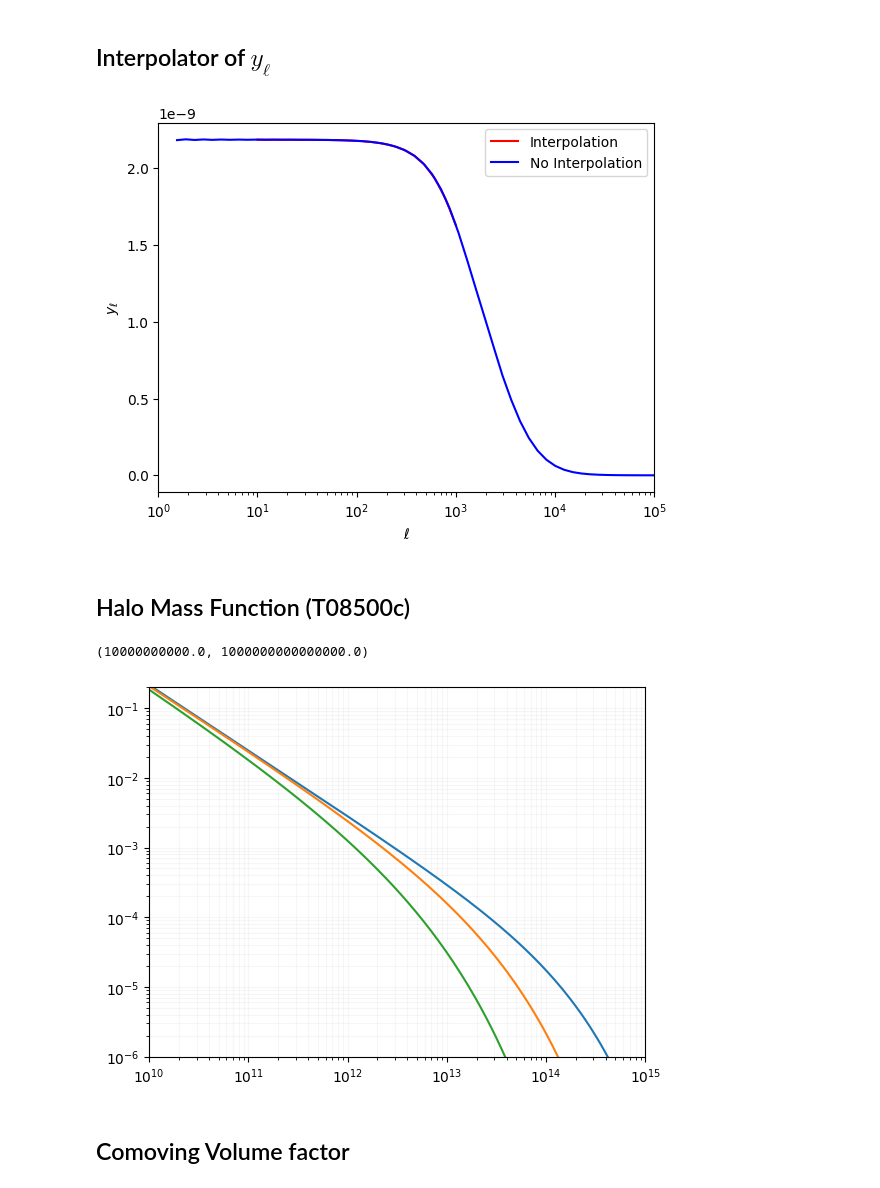
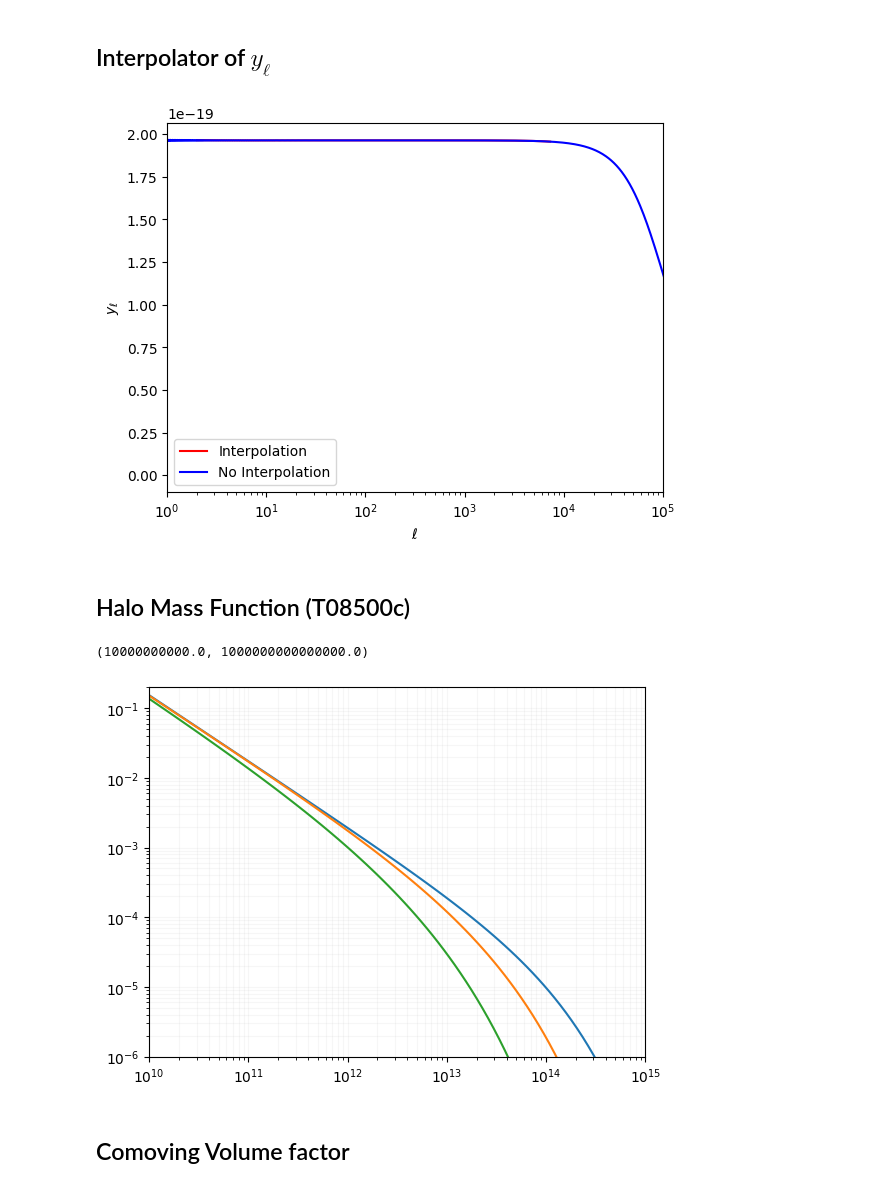
Before and after one commit to licongxu/tszsbi, a Jupyter notebook: notebook/cl_yy_trispectrum.ipynb, the cells around one changed output. Drawn from its saved outputs; the diff is of its cells as text; code cells hidden in the pictures.

```diff
--- a/notebook/cl_yy_trispectrum.ipynb
+++ b/notebook/cl_yy_trispectrum.ipynb
@@ -174,7 +169,7 @@ def y_ell_complete(z, m, x_min=1e-6, x_max=4, params_values_dict = None):
     prefactor = y_ell_prefactor(z, m, params_values_dict=params_values_dict)
     # print(prefactor)
     # Define x in logarithmic space
-    x = jnp.logspace(jnp.log10(1e-6), jnp.log10(6e2), num=100)  # Avoid x = 0 to prevent divergence
+    x = jnp.logspace(jnp.log10(1e-4), jnp.log10(1e5), num=1024)  # Avoid x = 0 to prevent divergence
 
     integrand = hankel_integrand(x, z, m, x_min=1e-6, x_max=4, params_values_dict=params_values_dict)
     # print(integrand)
@@ -224,7 +219,7 @@ def y_ell_interpolate(z, m, params_values_dict = None):
     Interpolate y_ell values onto a uniform ell grid for multiple m values.
     """
     # Get cosmological parameters
-    rparams = classy_sz.pars
+    rparams = classy_sz.get_all_relevant_params(params_values_dict = params_values_dict)
     l_min = rparams['ell_min']
     l_max = rparams['ell_max']
     dlogell = rparams['dlogell']
@@ -239,7 +234,8 @@ def y_ell_interpolate(z, m, params_values_dict = None):
     ell_nointer_list, y_ell_nointer_list = y_ell_complete(z, m, params_values_dict = params_values_dict)
 
     # Define evaluation ell values (uniform grid)
-    ell_eval = jnp.logspace(log10_l_min, log10_l_max, num=num)
+    # ell_eval = jnp.logspace(log10_l_min, log10_l_max, num=num)
+    ell_eval = get_ell_range()
 
     # Interpolator function for a single m
     def interpolate_single(ell_nointer, y_ell_nointer):
@@ -254,25 +250,25 @@ def y_ell_interpolate(z, m, params_values_dict = None):
 
     return ell_eval, y_ell_eval_list
 # %%
-m = jnp.array([3e15, 5e15])
+m = jnp.array([1e10])
 z = 1
 ell = y_ell_interpolate(z, m, params_values_dict=allpars)[0]
 y_ell = y_ell_interpolate(z, m, params_values_dict=allpars)[1][0]
 plt.plot(ell, y_ell, label='Interpolation', color='r')
-
+# print(ell)
 ell_no_inter = y_ell_complete(z, m, params_values_dict = allpars)[0][0]
 y_ell_no_inter = y_ell_complete(z, m, params_values_dict = allpars)[1][0]
 plt.plot(ell_no_inter, y_ell_no_inter, label='No Interpolation', color='b')
 plt.xlim(1,1e5)
 # plt.ylim(1.5e-25,3e-25)
 plt.ylabel(r'$y_{\ell}$')
 plt.xlabel(r'$\ell$')
 plt.xscale('log')
 # plt.yscale('log')
 plt.legend()
 plt.show()
 # %% [output]
-[figure, old version]
+[figure, new version]
 # %% [markdown]
 ## Halo Mass Function (T08500c)
 # %%
@@ -424,9 +438,11 @@ def get_hmf_at_z_and_m(z,m,params_values_dict = None):
     lnmp = jnp.log(m)
     return jnp.exp(hmf_interp((lnxp,lnmp)))
 # %%
-m = jnp.geomspace(1e10,1e15,200)
+m = jnp.geomspace(1e10,3.5e15,100)
+# m = 3e14
 for z in [0,1,2]:
     dndlnm = get_hmf_at_z_and_m(z,m,params_values_dict = allpars)
+    # print(dndlnm)
     plt.plot(m,dndlnm)
 plt.loglog()
 plt.grid(which='both',alpha=0.1)
@@ -434,7 +450,7 @@ plt.ylim(1e-6,2e-1)
 plt.xlim(1e10,1e15)
 # %% [output]
 (10000000000.0, 1000000000000000.0)
-[figure, old version]
+[figure, new version]
 # %% [markdown]
 ## Comoving Volume factor
 # %%
```
Also changed, not shown: parts of 20 cells of this notebook, 2 other files.
